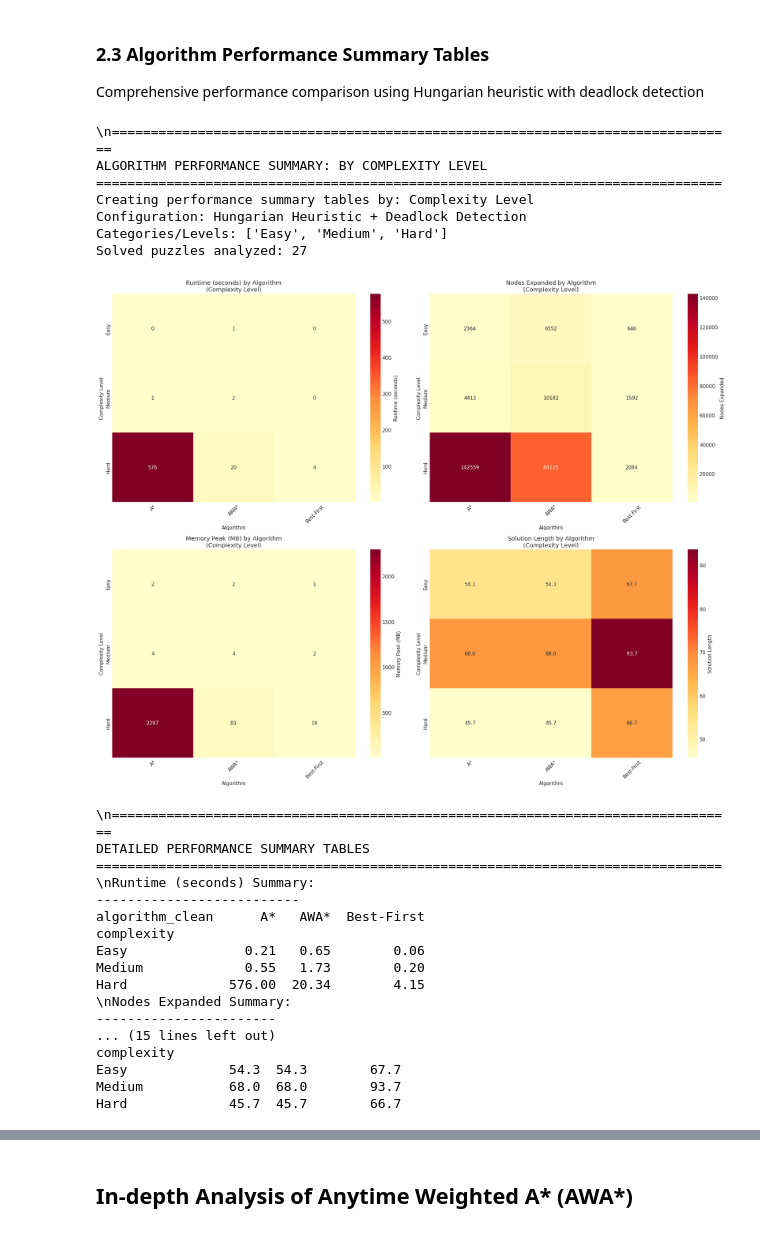
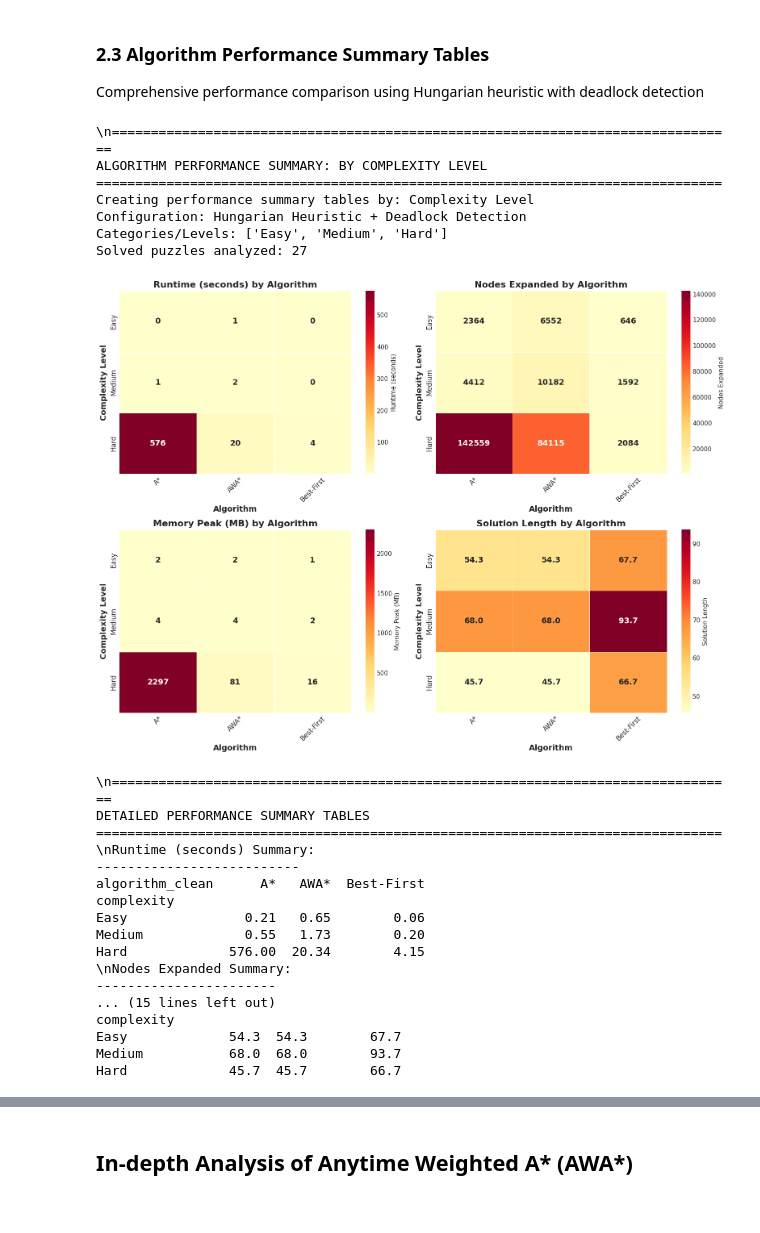
Before and after one commit to denisrize/sokoban_solver, a Jupyter notebook: sokoban_complexity_analysis.ipynb, the cells around one changed output, grey strips where cells are left out. Cells and saved outputs as stored; diff of their text form; code cells hidden in the pictures.

```diff
--- a/sokoban_complexity_analysis.ipynb
+++ b/sokoban_complexity_analysis.ipynb
@@ -863,7 +842,7 @@ def create_performance_summary_tables(complexity_attribute='complexity'):
     }
 
     # Create performance summary tables
-    fig, axes = plt.subplots(2, 2, figsize=(20, 16))
+    fig, axes = plt.subplots(2, 2, figsize=(16, 12))
     axes = axes.flatten()
 
     tables_data = {}
@@ -887,18 +866,28 @@ def create_performance_summary_tables(complexity_attribute='complexity'):
             annot_table = pivot_table.applymap(lambda x: '' if np.isnan(x) else f'{x:.1f}')
 
         sns.heatmap(
-            data=pivot_table,           # numeric values drive the colouring
-            annot=annot_table,          # strings shown inside each square
-            fmt='',                     # '' → "use annot as-is"
+            data=pivot_table,
+            annot=annot_table,
+            fmt='',
             cmap='YlOrRd',
             ax=axes[idx],
-            cbar_kws={'label': metric_name}
+            cbar_kws={'label': metric_name},
+            # Add these parameters:
+            annot_kws={'size': 14, 'weight': 'bold'},  # Bigger text inside squares
+            square=False,  # Allow non-square cells
+            linewidths=0.5,  # Add thin lines between cells
+            linecolor='white'
         )
 
-        axes[idx].set_title(f'{metric_name} by Algorithm\n({attribute_display_name})')
-        axes[idx].set_xlabel('Algorithm')
-        axes[idx].set_ylabel(attribute_display_name)
-        axes[idx].tick_params(axis='x', rotation=45)
+
+        # Increase title and label font sizes
+        axes[idx].set_title(f'{metric_name} by Algorithm', fontsize=16, fontweight='bold')  # Increased from 14
+        axes[idx].set_xlabel('Algorithm', fontsize=14, fontweight='bold')  # Added fontsize
+        axes[idx].set_ylabel(attribute_display_name, fontsize=14, fontweight='bold')  # Added fontsize
+
+        # Make axis tick labels bigger
+        axes[idx].tick_params(axis='x', rotation=45, labelsize=12)  # Added labelsize
+        axes[idx].tick_params(axis='y', labelsize=12)  # Added labelsize
 
     plt.tight_layout()
     plt.savefig('algorithm_performance_summary_tables.png', dpi=300, bbox_inches='tight')
@@ -913,34 +902,34 @@ def create_performance_summary_tables(complexity_attribute='complexity'):
         print(f"\\n{metric_name} Summary:")
         print("-" * (len(metric_name) + 9))
 
         # Format the table for better readability
         if metric_name == 'Runtime (seconds)':
             formatted_table = table.round(2)
         elif metric_name == 'Nodes Expanded':
             formatted_table = table.round(0).astype('int64', errors='ignore')
         elif metric_name == 'Memory Peak (MB)':
             formatted_table = table.round(1)
         else:  # Solution Length
             formatted_table = table.round(1)
 
         print(formatted_table.to_string())
 
     return tables_data
 
 # Create summary tables by complexity
 print("\\n" + "="*80)
 print("ALGORITHM PERFORMANCE SUMMARY: BY COMPLEXITY LEVEL")
 print("="*80)
 tables_by_complexity = create_performance_summary_tables('complexity')
 # %% [output]
 \n================================================================================
 ALGORITHM PERFORMANCE SUMMARY: BY COMPLEXITY LEVEL
 ================================================================================
 Creating performance summary tables by: Complexity Level
 Configuration: Hungarian Heuristic + Deadlock Detection
 Categories/Levels: ['Easy', 'Medium', 'Hard']
 Solved puzzles analyzed: 27
-[figure, old version]
+[figure, new version]
 \n================================================================================
 DETAILED PERFORMANCE SUMMARY TABLES
 ================================================================================
```
Also changed, not shown: parts of 14 cells of this notebook.
